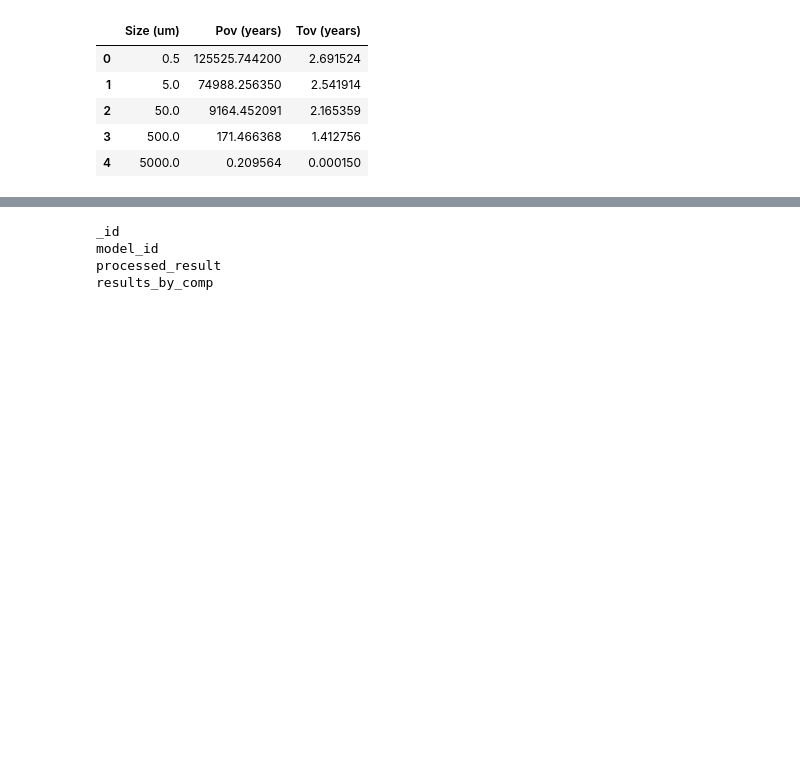
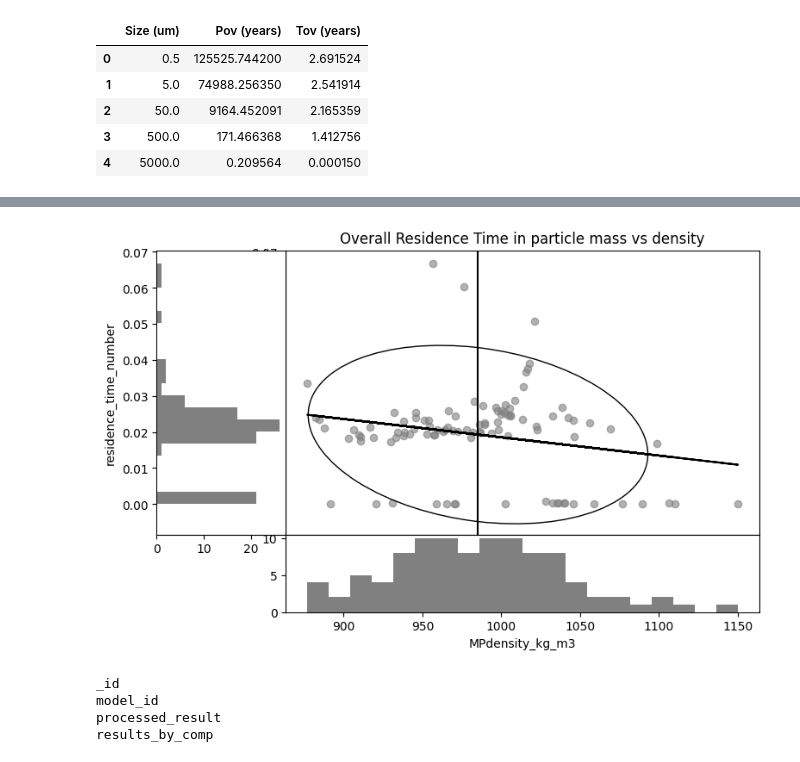
Before and after one commit to Qianhui-Lin/utopia_package, a Jupyter notebook: docs/microservice_monte_calro.ipynb, the cells around one changed output, grey strips where cells are left out. Drawn from its saved outputs; the diff is of its cells as text; code cells hidden in the pictures; blank space fills up the shorter version.

```diff
--- a/docs/microservice_monte_calro.ipynb
+++ b/docs/microservice_monte_calro.ipynb
@@ -410,3 +486,55 @@ size_df
+# %%
+import matplotlib.pyplot as plt
+import seaborn as sns
+import numpy as np
+from matplotlib.patches import Ellipse
+
+x = plot_df["MPdensity_kg_m3"]
+y = plot_df["residence_time_number"]
+
+fig = plt.figure(figsize=(10,6))
+
+# --- axes layout ---
+main_ax = plt.axes([0.25, 0.25, 0.55, 0.55])  # main scatter
+x_hist_ax = plt.axes([0.25, 0.1, 0.55, 0.15], sharex=main_ax)
+y_hist_ax = plt.axes([0.1, 0.25, 0.15, 0.55], sharey=main_ax)
+
+# --- scatter ---
+main_ax.scatter(x, y, alpha=0.6, color="gray")
+
+# regression line
+coef = np.polyfit(x, y, 1)
+poly = np.poly1d(coef)
+main_ax.plot(x, poly(x), color='black')
+
+# vertical reference line (example: mean density)
+main_ax.axvline(x.mean(), color='black')
+
+# --- covariance ellipse ---
+cov = np.cov(x, y)
+lambda_, v = np.linalg.eig(cov)
+lambda_ = np.sqrt(lambda_)
+ell = Ellipse(xy=(x.mean(), y.mean()),
+              width=lambda_[0]*4, height=lambda_[1]*4,
+              angle=np.degrees(np.arctan2(*v[:,0][::-1])),
+              edgecolor='black', facecolor='none')
+main_ax.add_patch(ell)
+
+main_ax.set_xlabel("MPdensity_kg_m3")
+main_ax.set_ylabel("residence_time_mass")
+main_ax.set_title("Overall Residence Time in particle mass vs density")
+
+# --- bottom histogram ---
+x_hist_ax.hist(x, bins=20, color="gray")
+x_hist_ax.set_xlabel("MPdensity_kg_m3")
+
+# --- left histogram ---
+y_hist_ax.hist(y, bins=20, orientation='horizontal', color="gray")
+y_hist_ax.set_ylabel("residence_time_number")
+
+plt.show()
+# %% [output]
+[figure, added]
 # %%
 from bson import ObjectId
 processed_result_id = process_result_res.json()["results"][0]["processed_result_id"]
```
Also changed, not shown: parts of 3 cells of this notebook.
